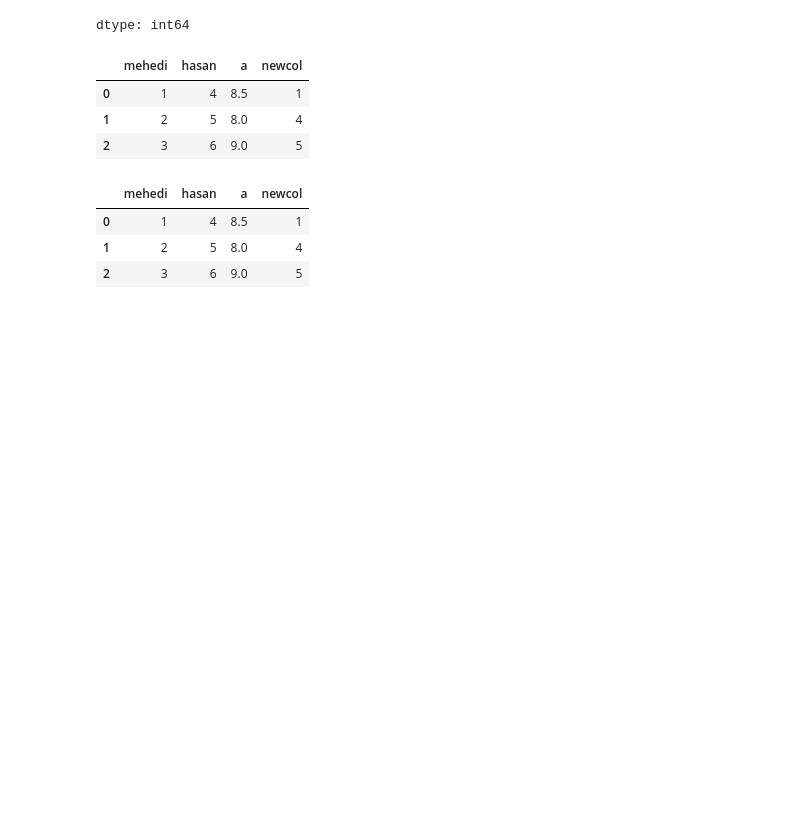
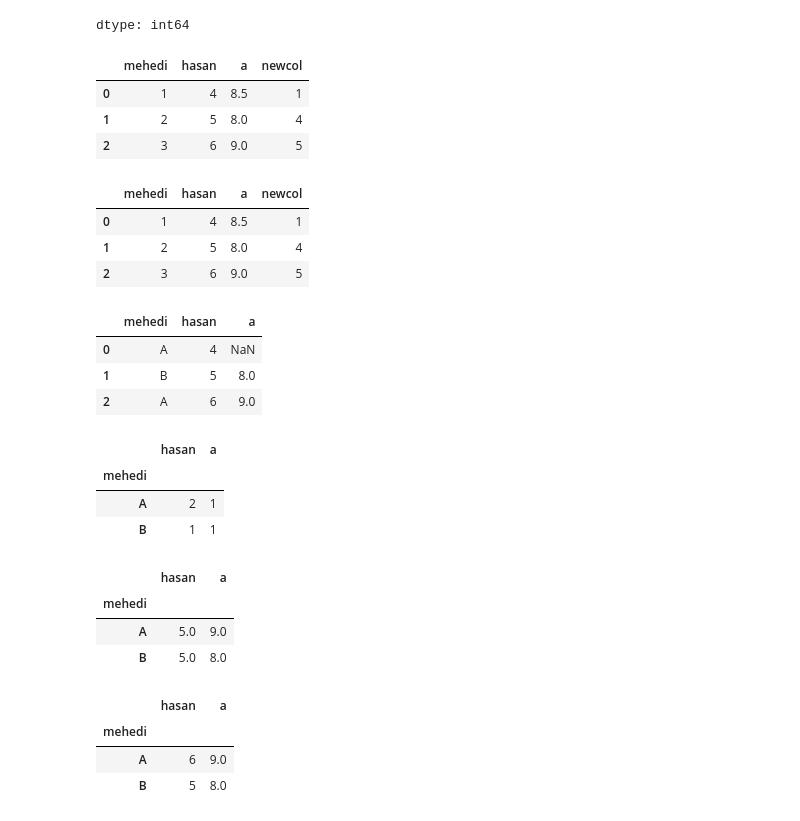
Before and after one commit to 0mehedihasan/AI-Beginner-to-Advance, a Jupyter notebook: pandas.ipynb, the cells around one changed output. Cells and saved outputs as stored; diff of their text form; code cells hidden in the pictures; blank space fills up the shorter version.

```diff
--- a/pandas.ipynb
+++ b/pandas.ipynb
@@ -247,3 +247,40 @@ df
 | 0 | 1 | 4 | 8.5 | 1 |
 | 1 | 2 | 5 | 8.0 | 4 |
 | 2 | 3 | 6 | 9.0 | 5 |
+# %%
+df1={
+    'mehedi':['A','B','A'],
+    'hasan':[4,5,6],
+    'a':[None,8,9]
+    }
+df1=pd.DataFrame(df1)
+df1
+# %% [output]
+|  | mehedi | hasan | a |
+| 0 | A | 4 | NaN |
+| 1 | B | 5 | 8.0 |
+| 2 | A | 6 | 9.0 |
+# %%
+GROUPED_DATA=df1.groupby('mehedi').count()
+GROUPED_DATA
+# %% [output]
+|  | hasan | a |
+| mehedi |  |  |
+| A | 2 | 1 |
+| B | 1 | 1 |
+# %%
+GROUPED_DATA=df1.groupby('mehedi').mean()
+GROUPED_DATA
+# %% [output]
+|  | hasan | a |
+| mehedi |  |  |
+| A | 5.0 | 9.0 |
+| B | 5.0 | 8.0 |
+# %%
+GROUPED_DATA=df1.groupby('mehedi').max()
+GROUPED_DATA
+# %% [output]
+|  | hasan | a |
+| mehedi |  |  |
+| A | 6 | 9.0 |
+| B | 5 | 8.0 |
```
Also changed, not shown: parts of 1 cell of this notebook.
